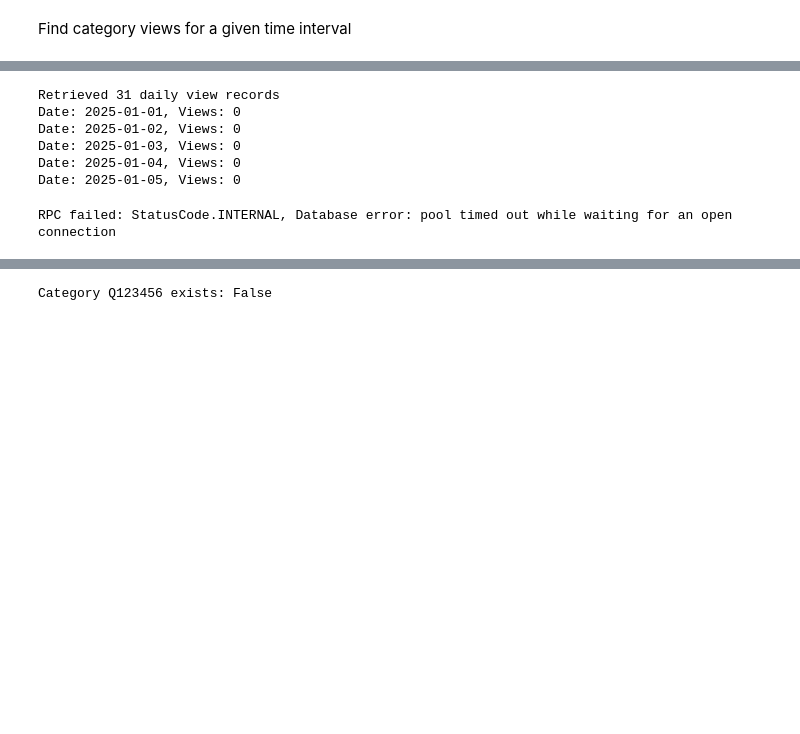
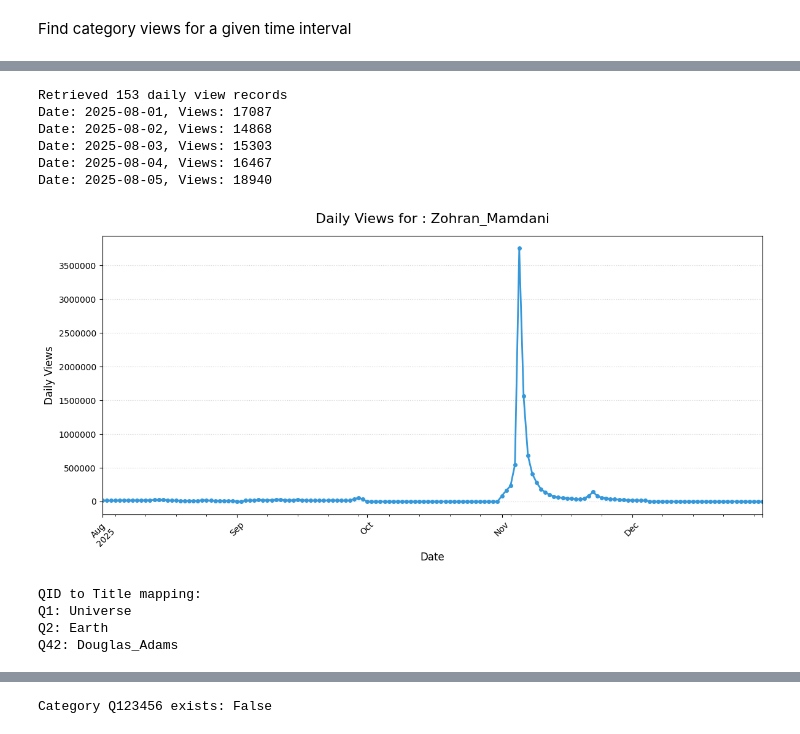
Before and after one commit to santhoshtr/topictrends, a Jupyter notebook: topictrend_web/notebooks/Examples.ipynb, the cells around one changed output, grey strips where cells are left out. Cells and saved outputs as stored; diff of their text form; code cells hidden in the pictures; blank space fills up the shorter version.

```diff
--- a/topictrend_web/notebooks/Examples.ipynb
+++ b/topictrend_web/notebooks/Examples.ipynb
@@ -84,45 +157,50 @@ Date: 2025-11-05, Views: 972172
 # %%
 """Get raw article pageviews data"""
-with TopicTrendClient() as client:
-    request = topictrend_pb2.ArticleViewsRequest(
-        wiki="enwiki",
-        article_qid=789012,
-        start_date="2025-01-01",
-        end_date="2025-01-31"
-    )
+article_qid=28034971
+request = topictrend_pb2.ArticleViewsRequest(
+    wiki="enwiki",
+    article_qid=article_qid,
+    start_date="2025-08-01",
+    end_date="2025-12-31"
+)
 
-    try:
-        response = client.stub.GetArticleViews(request)
-        print(f"Retrieved {len(response.views)} daily view records")
-        for view in response.views[:5]:  # Show first 5 records
-            print(f"Date: {view.date}, Views: {view.views}")
-    except grpc.RpcError as e:
-        print(f"RPC failed: {e.code()}, {e.details()}")
+try:
+    response = client.stub.GetArticleViews(request)
+    print(f"Retrieved {len(response.views)} daily view records")
+    for view in response.views[:5]:  # Show first 5 records
+        print(f"Date: {view.date}, Views: {view.views}")
+    plot_page_views(response.views, get_title_by_qid(article_qid))
+except grpc.RpcError as e:
+    client._handle_grpc_error(e)
 # %% [output]
-Retrieved 31 daily view records
-Date: 2025-01-01, Views: 0
-Date: 2025-01-02, Views: 0
-Date: 2025-01-03, Views: 0
-Date: 2025-01-04, Views: 0
-Date: 2025-01-05, Views: 0
+Retrieved 153 daily view records
+Date: 2025-08-01, Views: 17087
+Date: 2025-08-02, Views: 14868
+Date: 2025-08-03, Views: 15303
+Date: 2025-08-04, Views: 16467
+Date: 2025-08-05, Views: 18940
+[figure, added]
 # %%
 
 """Convert QIDs to titles"""
-with TopicTrendClient() as client:
-    request = topictrend_pb2.TitlesByQidsRequest(
-        wiki="enwiki",
-        qids=[123456, 789012, 345678]
-    )
 
-    try:
-        response = client.stub.GetTitlesByQids(request)
-        print("QID to Title mapping:")
-        for qid, title in response.titles.items():
-            print(f"Q{qid}: {title}")
-    except grpc.RpcError as e:
-        print(f"RPC failed: {e.code()}, {e.details()}")
+request = topictrend_pb2.TitlesByQidsRequest(
+    wiki="enwiki",
+    qids=[42, 1, 2]
+)
+
+try:
+    response = client.stub.GetTitlesByQids(request)
+    print("QID to Title mapping:")
+    for qid, title in response.titles.items():
+        print(f"Q{qid}: {title}")
+except grpc.RpcError as e:
+    client._handle_grpc_error(e)
 # %% [output]
-RPC failed: StatusCode.INTERNAL, Database error: pool timed out while waiting for an open connection
+QID to Title mapping:
+Q1: Universe
+Q2: Earth
+Q42: Douglas_Adams
 # %%
 
 """Get child categories of a category"""
```
Also changed, not shown: parts of 11 cells of this notebook.
